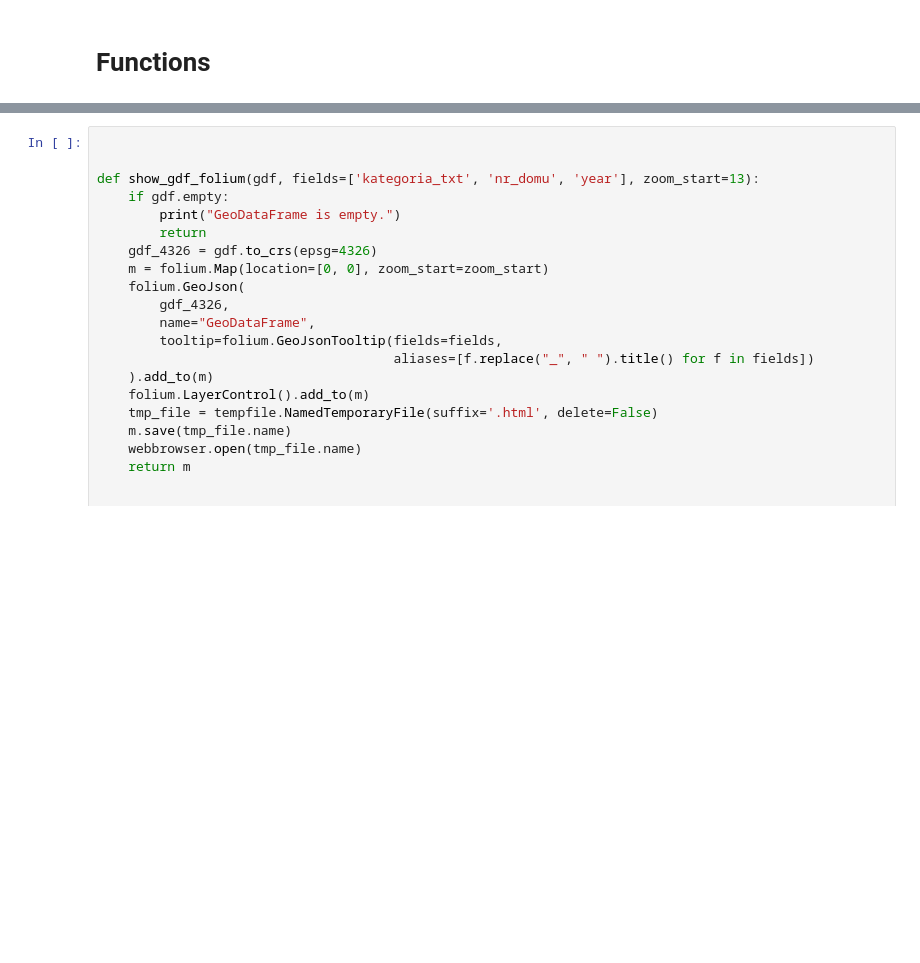
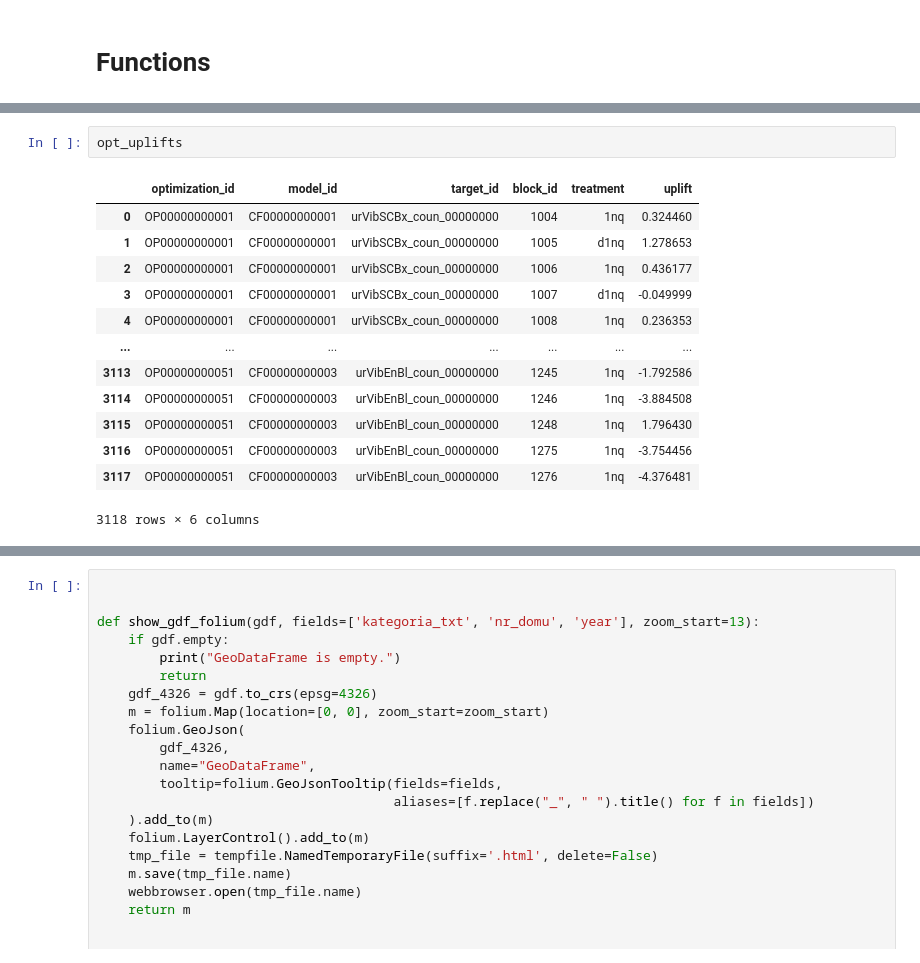
Before and after one commit to Andrew10MAIN/urban_regeneration_platform, a Jupyter notebook: experiments/notebooks/test_db_connection.ipynb, the cells around one changed output, grey strips where cells are left out. Drawn from its saved outputs; the diff is of its cells as text; blank space fills up the shorter version.

```diff
--- a/experiments/notebooks/test_db_connection.ipynb
+++ b/experiments/notebooks/test_db_connection.ipynb
@@ -69,0 +211,16 @@ PostGIS: 3.4 USE_GEOS=1 USE_PROJ=1 USE_STATS=1
+# %%
+opt_uplifts
+# %% [output]
+|  | optimization_id | model_id | target_id | block_id | treatment | uplift |
+| 0 | OP00000000001 | CF00000000001 | urVibSCBx_coun_00000000 | 1004 | 1nq | 0.324460 |
+| 1 | OP00000000001 | CF00000000001 | urVibSCBx_coun_00000000 | 1005 | d1nq | 1.278653 |
+| 2 | OP00000000001 | CF00000000001 | urVibSCBx_coun_00000000 | 1006 | 1nq | 0.436177 |
+| 3 | OP00000000001 | CF00000000001 | urVibSCBx_coun_00000000 | 1007 | d1nq | -0.049999 |
+| 4 | OP00000000001 | CF00000000001 | urVibSCBx_coun_00000000 | 1008 | 1nq | 0.236353 |
+| ... | ... | ... | ... | ... | ... | ... |
+| 3113 | OP00000000051 | CF00000000003 | urVibEnBl_coun_00000000 | 1245 | 1nq | -1.792586 |
+| 3114 | OP00000000051 | CF00000000003 | urVibEnBl_coun_00000000 | 1246 | 1nq | -3.884508 |
+| 3115 | OP00000000051 | CF00000000003 | urVibEnBl_coun_00000000 | 1248 | 1nq | 1.796430 |
+| 3116 | OP00000000051 | CF00000000003 | urVibEnBl_coun_00000000 | 1275 | 1nq | -3.754456 |
+| 3117 | OP00000000051 | CF00000000003 | urVibEnBl_coun_00000000 | 1276 | 1nq | -4.376481 |
+3118 rows × 6 columns
```
Also changed, not shown: parts of 13 cells of this notebook, 2 other files.
